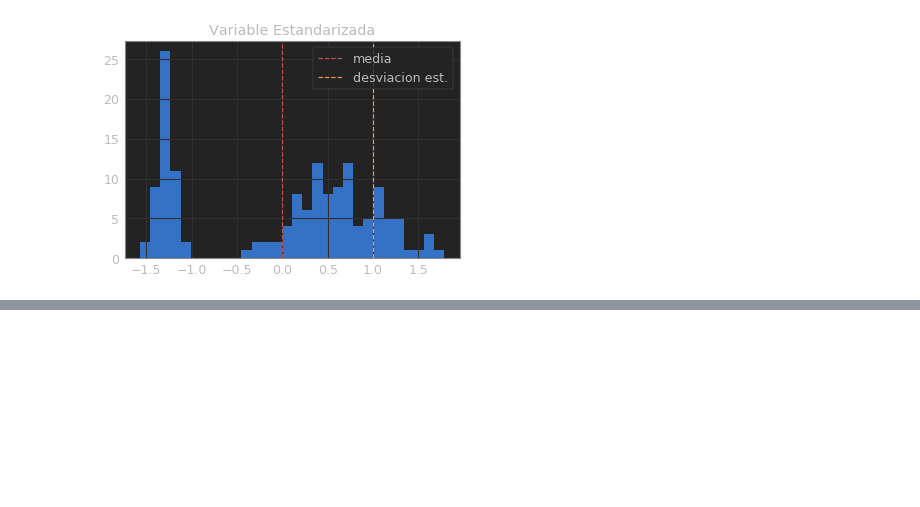
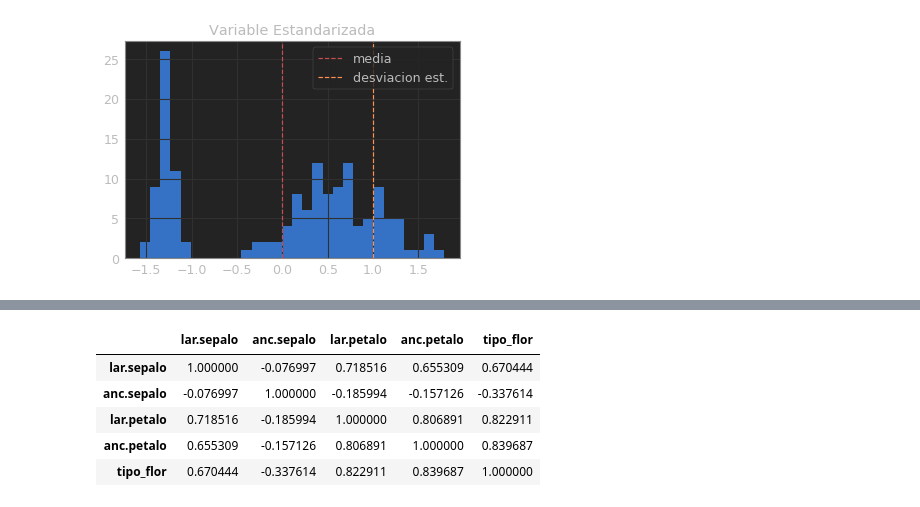
Before and after one commit to AnthonyPerniaH/EstadisticaYAnalisisDeDatosConPython, a Jupyter notebook: Sesion12_ESTANDARIZACION_COVARIANZA_CORRELACION.ipynb, the cells around one changed output, grey strips where cells are left out. Drawn from its saved outputs; the diff is of its cells as text; code cells hidden in the pictures; blank space fills up the shorter version.

```diff
--- a/Sesion12_ESTANDARIZACION_COVARIANZA_CORRELACION.ipynb
+++ b/Sesion12_ESTANDARIZACION_COVARIANZA_CORRELACION.ipynb
@@ -67,0 +82,10 @@ ax.set_title('larg.petalo')
+# %%
+corr= df.corr(method = 'kendall')
+corr
+# %% [output]
+|  | lar.sepalo | anc.sepalo | lar.petalo | anc.petalo | tipo_flor |
+| lar.sepalo | 1.000000 | -0.076997 | 0.718516 | 0.655309 | 0.670444 |
+| anc.sepalo | -0.076997 | 1.000000 | -0.185994 | -0.157126 | -0.337614 |
+| lar.petalo | 0.718516 | -0.185994 | 1.000000 | 0.806891 | 0.822911 |
+| anc.petalo | 0.655309 | -0.157126 | 0.806891 | 1.000000 | 0.839687 |
+| tipo_flor | 0.670444 | -0.337614 | 0.822911 | 0.839687 | 1.000000 |
```
Also changed, not shown: parts of 4 cells of this notebook, 5 other files.
